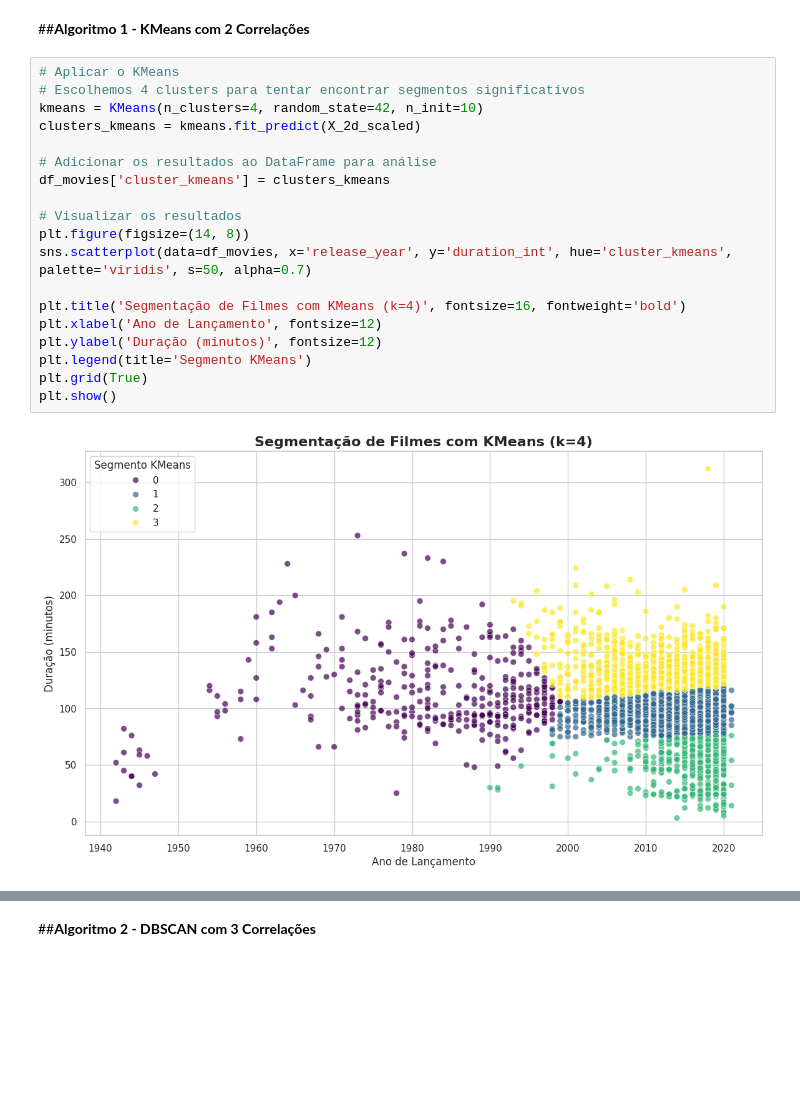
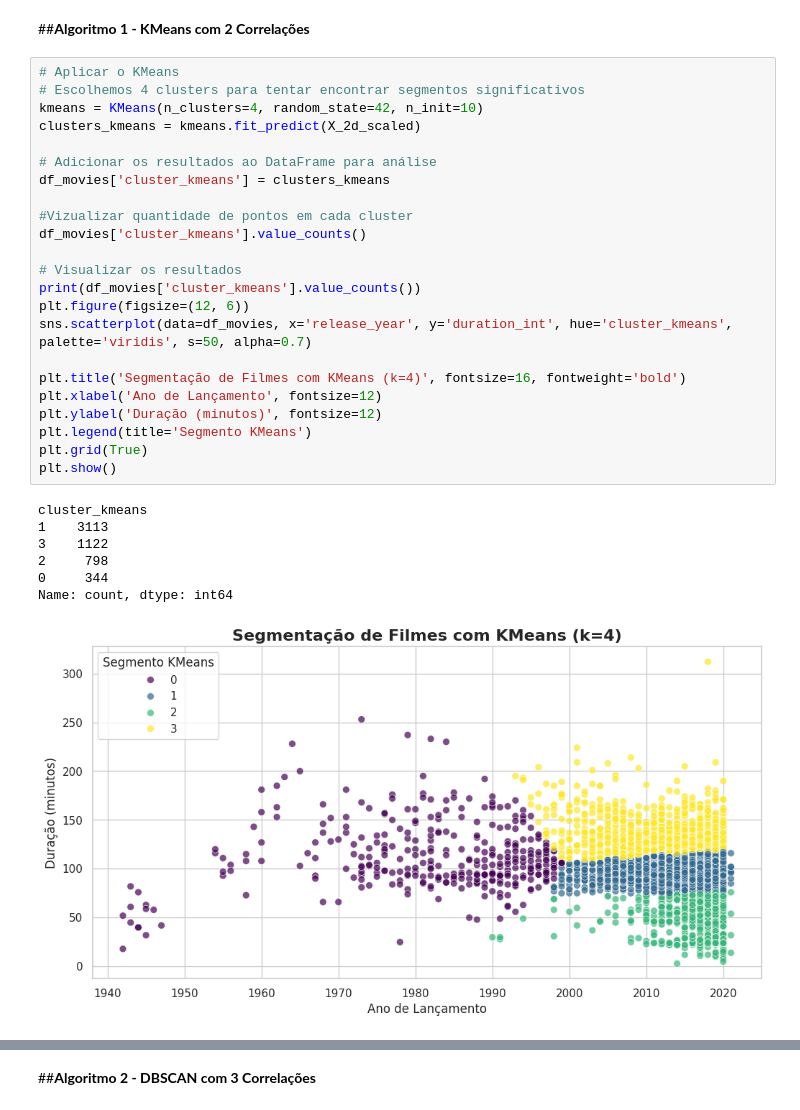
Before and after one commit to hissa02/Netflix-Clustering, a Jupyter notebook: Codigo/Análise de Cluster no Catálogo da Netflix - Explorando Padrões com KMeans e DBSCAN.ipynb, the cells around one changed output, grey strips where cells are left out. Saved outputs shown, nothing was run; the diff lists cells and outputs as text; blank space fills up the shorter version.

```diff
--- a/Codigo/Análise de Cluster no Catálogo da Netflix - Explorando Padrões com KMeans e DBSCAN.ipynb
+++ b/Codigo/Análise de Cluster no Catálogo da Netflix - Explorando Padrões com KMeans e DBSCAN.ipynb
@@ -83,24 +83,34 @@ Features para DBSCAN (3D): ['release_year', 'duration_int', 'rating_score']
 # %%
 # Aplicar o KMeans
 # Escolhemos 4 clusters para tentar encontrar segmentos significativos
 kmeans = KMeans(n_clusters=4, random_state=42, n_init=10)
 clusters_kmeans = kmeans.fit_predict(X_2d_scaled)
 
 # Adicionar os resultados ao DataFrame para análise
 df_movies['cluster_kmeans'] = clusters_kmeans
 
+#Vizualizar quantidade de pontos em cada cluster
+df_movies['cluster_kmeans'].value_counts()
+
 # Visualizar os resultados
-plt.figure(figsize=(14, 8))
+print(df_movies['cluster_kmeans'].value_counts())
+plt.figure(figsize=(12, 6))
 sns.scatterplot(data=df_movies, x='release_year', y='duration_int', hue='cluster_kmeans', palette='viridis', s=50, alpha=0.7)
 
 plt.title('Segmentação de Filmes com KMeans (k=4)', fontsize=16, fontweight='bold')
 plt.xlabel('Ano de Lançamento', fontsize=12)
 plt.ylabel('Duração (minutos)', fontsize=12)
 plt.legend(title='Segmento KMeans')
 plt.grid(True)
 plt.show()
 # %% [output]
+cluster_kmeans
+1    3113
+3    1122
+2     798
+0     344
+Name: count, dtype: int64
-[figure, old version]
+[figure, new version]
 # %% [markdown]
 ##**Análise dos Segmentos – KMeans (2 Features)**
 
```
Also changed, not shown: parts of 3 cells of this notebook, 1 other file.
